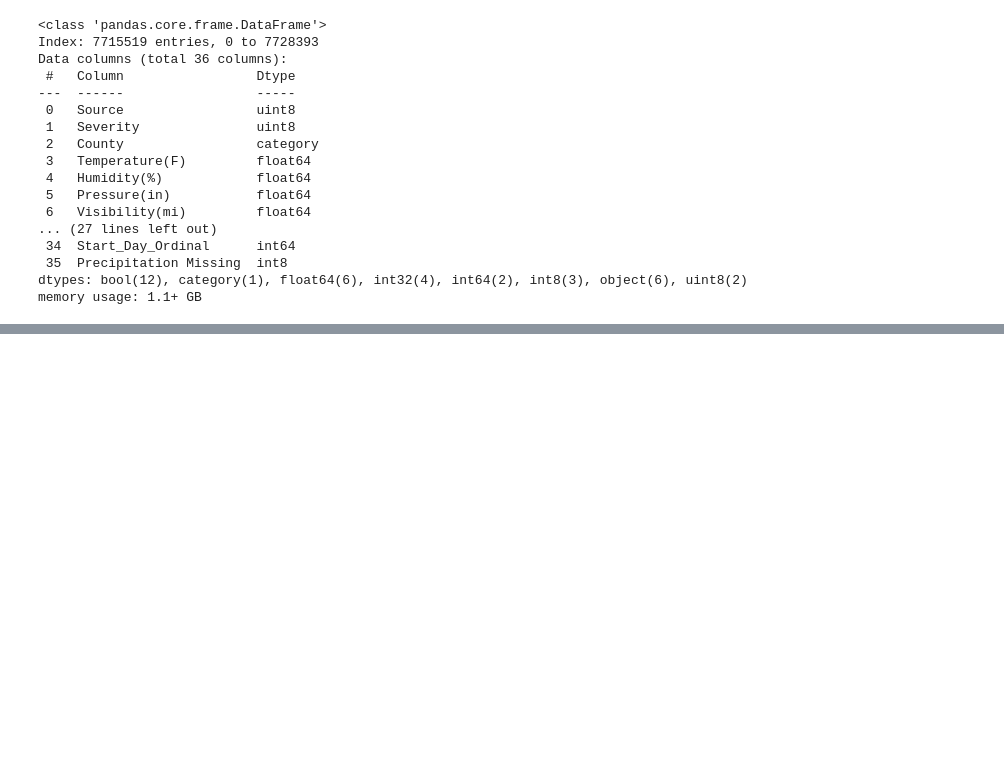
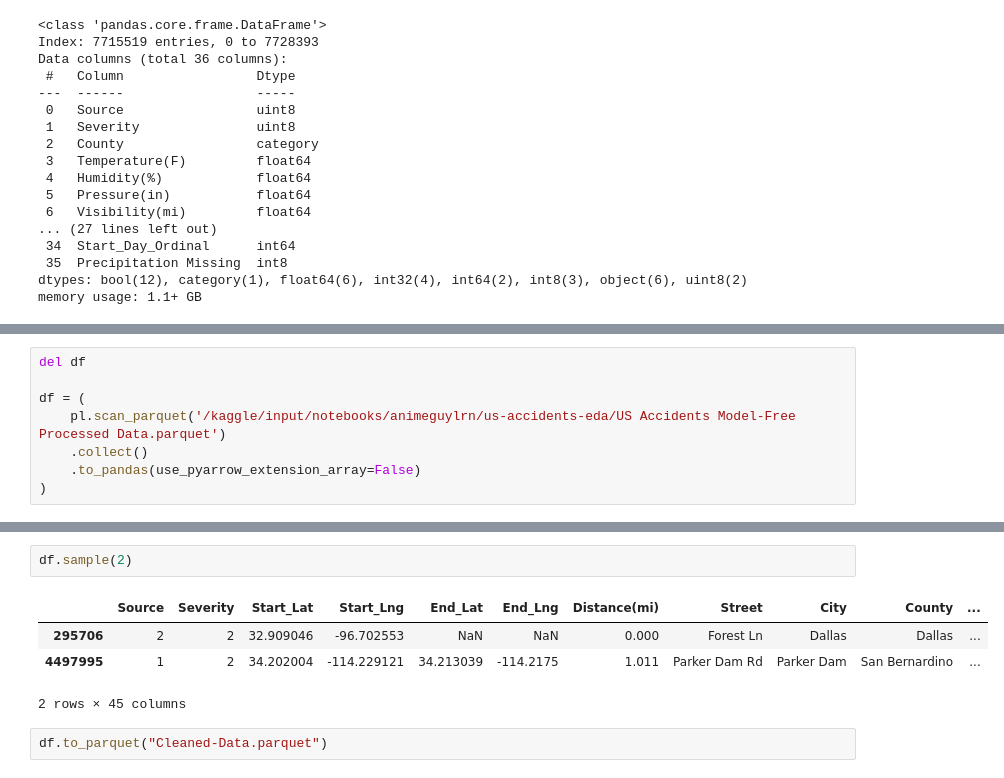
Before and after one commit to Paras-GaurLRN/US-Accidents-EDA-Ensemble-Models, a Jupyter notebook: notebooks/US Accidents - Feature Enginnering Experiments/us-accidents-feature-enginnering-experiments.ipynb, the cells around one changed output, grey strips where cells are left out. Saved outputs shown, nothing was run; the diff lists cells and outputs as text; blank space fills up the shorter version.

Commit message:
Sinked Cleaned Data

```diff
--- a/notebooks/US Accidents - Feature Enginnering Experiments/us-accidents-feature-enginnering-experiments.ipynb
+++ b/notebooks/US Accidents - Feature Enginnering Experiments/us-accidents-feature-enginnering-experiments.ipynb
@@ -1087,0 +1230,8 @@ df.drop(columns=['Visibility(mi)'],inplace=True)
+# %%
+del df
+
+df = (
+    pl.scan_parquet('/kaggle/input/notebooks/animeguylrn/us-accidents-eda/US Accidents Model-Free Processed Data.parquet')
+    .collect()
+    .to_pandas(use_pyarrow_extension_array=False)
+)
@@ -1087,0 +1364,9 @@ df.drop(columns=['Visibility(mi)'],inplace=True)
+# %%
+df.sample(2)
+# %% [output]
+|  | Source | Severity | Start_Lat | Start_Lng | End_Lat | End_Lng | Distance(mi) | Street | City | County | ... |
+| 295706 | 2 | 2 | 32.909046 | -96.702553 | NaN | NaN | 0.000 | Forest Ln | Dallas | Dallas | ... |
+| 4497995 | 1 | 2 | 34.202004 | -114.229121 | 34.213039 | -114.2175 | 1.011 | Parker Dam Rd | Parker Dam | San Bernardino | ... |
+2 rows × 45 columns
+# %%
+df.to_parquet("Cleaned-Data.parquet")
```
Also changed, not shown: parts of 48 cells of this notebook, 2 other files.
